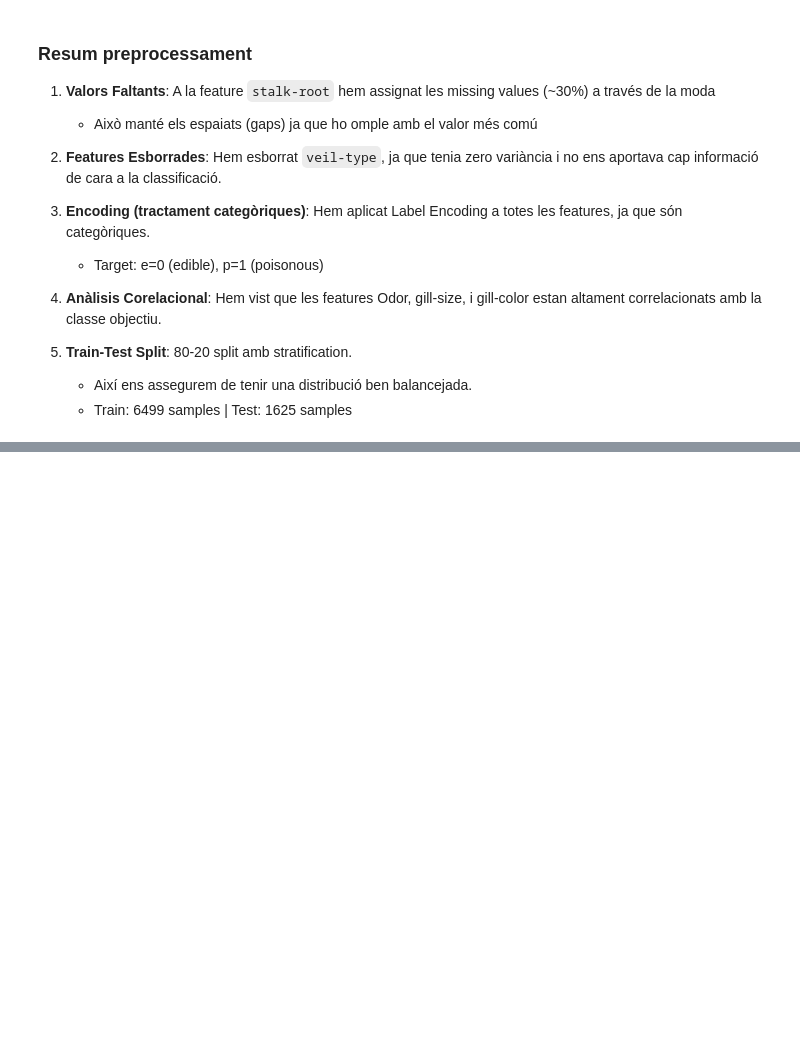
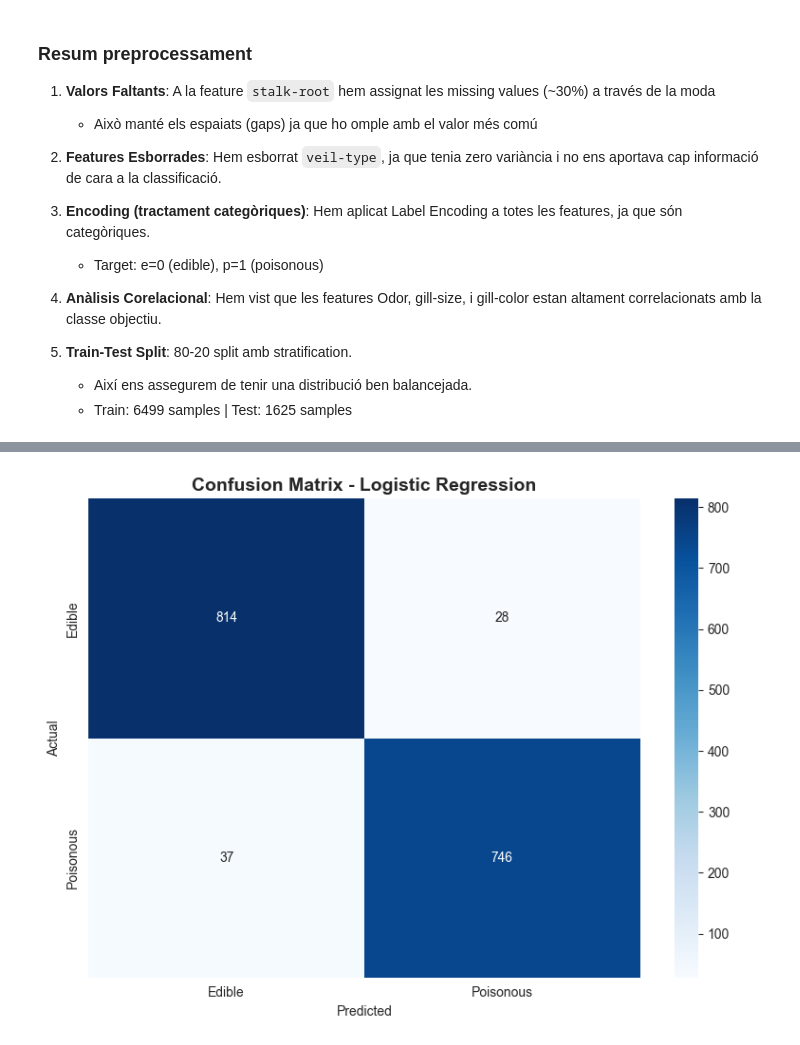
Before and after one commit to leonhrt/cas-kaggle, a Jupyter notebook: cas_kaggle_mushroom_classification.ipynb, the cells around one changed output, grey strips where cells are left out. Drawn from its saved outputs; the diff is of its cells as text; code cells hidden in the pictures; blank space fills up the shorter version.

Commit message:
Regressió logística, recall de 0.95 aconseguit.

```diff
--- a/cas_kaggle_mushroom_classification.ipynb
+++ b/cas_kaggle_mushroom_classification.ipynb
@@ -359,0 +362,11 @@ Test class distribution:
+# %%
+# Train baseline model - Logistic Regression
+from sklearn.linear_model import LogisticRegression
+from sklearn.metrics import accuracy_score, precision_score, recall_score, f1_score, confusion_matrix, classification_report
+
+# Create and train model
+lr_model = LogisticRegression(max_iter=1000, random_state=42)
+lr_model.fit(X_train, y_train)
+
+# Make predictions
+y_pred = lr_model.predict(X_test)
@@ -359,0 +391,9 @@ Test class distribution:
+# %%
+# Detailed classification report
+print("\nClassification Report:")
+print(classification_report(y_test, y_pred, target_names=['Edible (0)', 'Poisonous (1)']))
+
+# Confusion matrix
+cm = confusion_matrix(y_test, y_pred)
+print(f"\nFalse Negatives (predicting poisonous as edible): {cm[1][0]} ⚠️")
+print(f"False Positives (predicting edible as poisonous): {cm[0][1]}")
@@ -359,0 +414,13 @@ Test class distribution:
+# %%
+# Visualize confusion matrix
+plt.figure(figsize=(8, 6))
+sns.heatmap(cm, annot=True, fmt='d', cmap='Blues',
+            xticklabels=['Edible', 'Poisonous'],
+            yticklabels=['Edible', 'Poisonous'])
+plt.title('Confusion Matrix - Logistic Regression', fontsize=14, fontweight='bold')
+plt.ylabel('Actual')
+plt.xlabel('Predicted')
+plt.tight_layout()
+plt.show()
+# %% [output]
+[figure, added]
```
Also changed, not shown: parts of 4 cells of this notebook.
